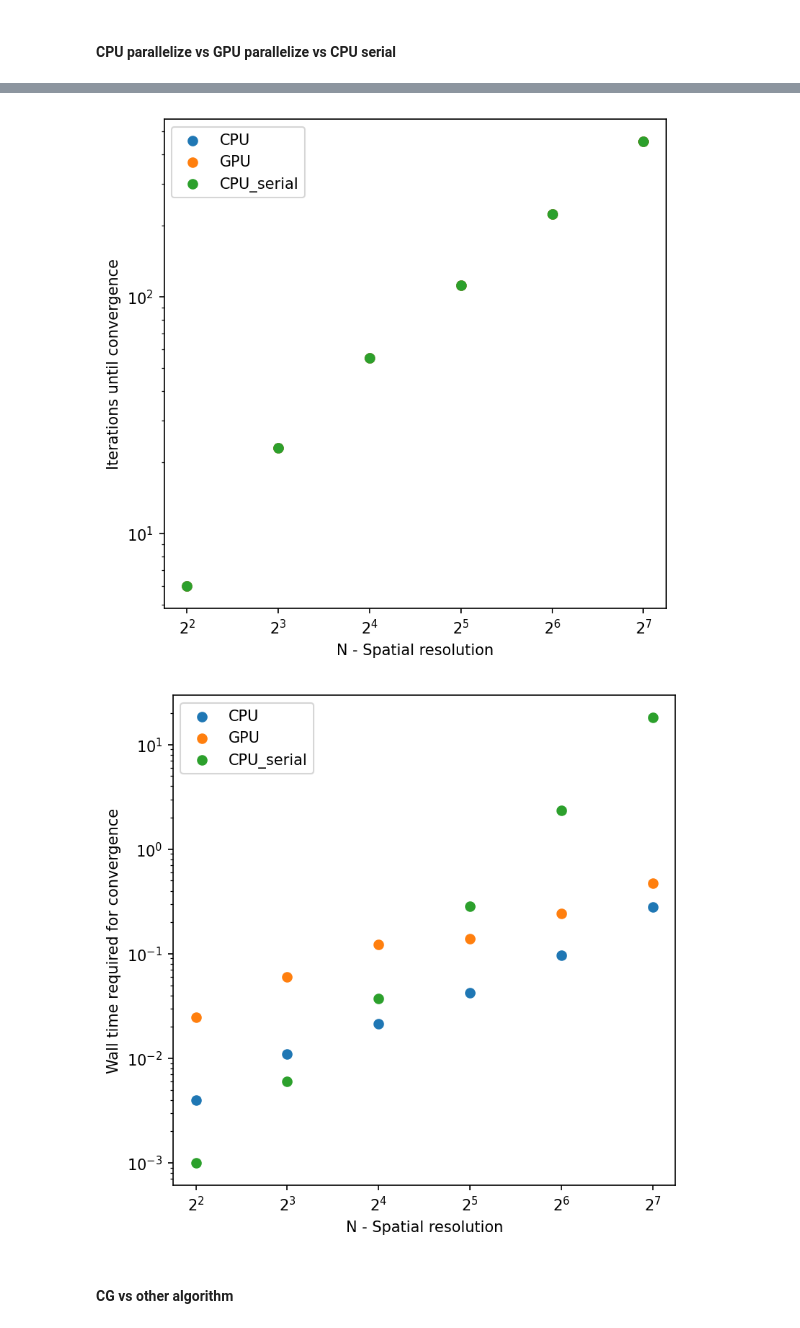
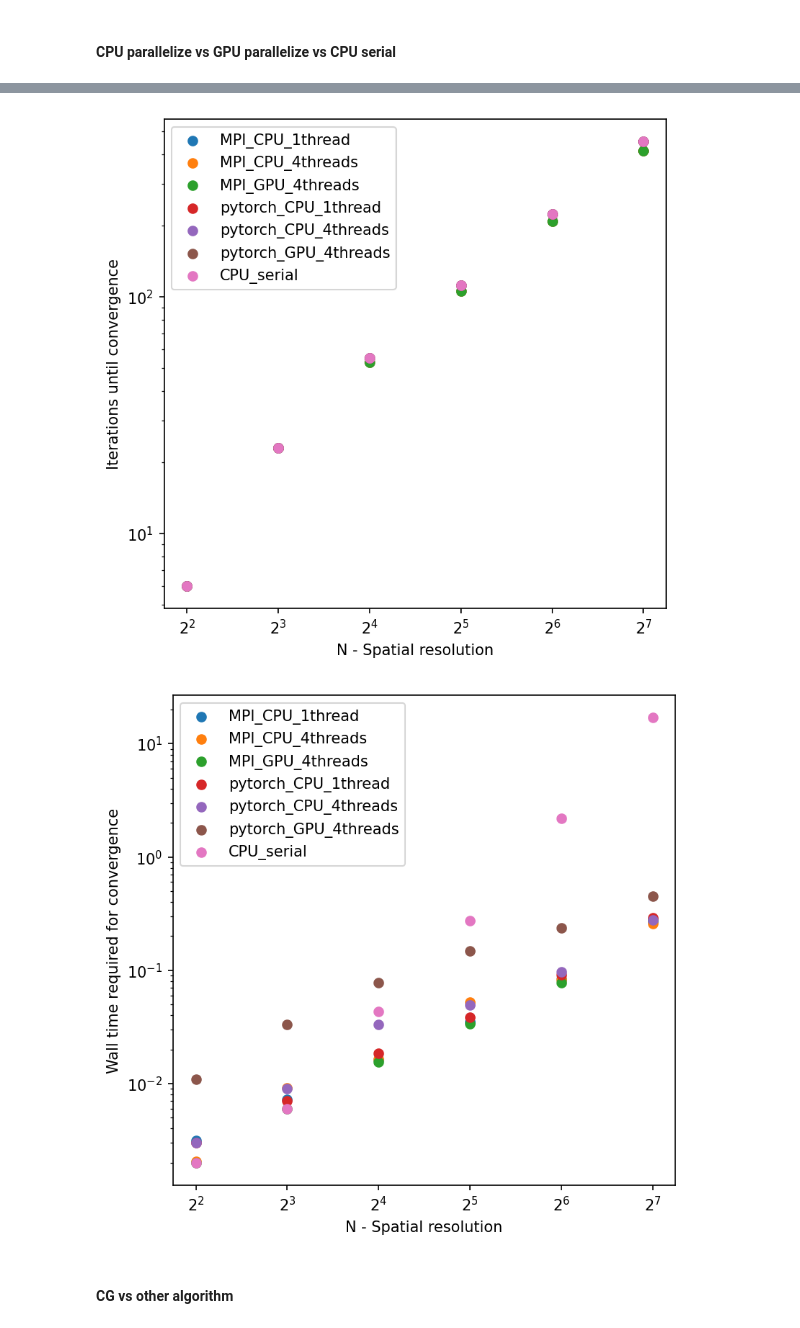
Before and after one commit to hsinfan1996/CGPoisson, a Jupyter notebook: demo_pytorch.ipynb, the cells around one changed output, grey strips where cells are left out. Cells and saved outputs as stored; diff of their text form; code cells hidden in the pictures.

Commit message:
Add files via upload
update CG-MPI by mpi4py in poisson.py
update comparison of 1 thread vs no para CG
some bugs in iteration time and MPI GPU acceleration isn't make sense

```diff
--- a/demo_pytorch.ipynb
+++ b/demo_pytorch.ipynb
@@ -214,14 +205,15 @@ plt.show()
 # %% [markdown]
 #### CPU parallelize vs GPU parallelize
 # %%
-schemes = ["CG"]
-resolution = np.array([2,4,8,16,32,64,128,256,512])
+schemes = [ "CG-MPI","CG"]
+resolution = np.array([2,4,8,16,32,64,128,256, 512])
 error_all = []
 iters_all = []
 wall_time_all = []
 
 for scheme in schemes:
-    for device in ['cpu', 'cuda']:
+    for device in ['cpu_1thread','cpu', 'cuda']:
+        print(scheme, device)
         error = []
         iters = []
         wall_time = []
@@ -270,23 +261,23 @@ for scheme in schemes:
 fig1, axes1 = plt.subplots(figsize=(6, 6), dpi=150)
 fig2, axes2 = plt.subplots(figsize=(6, 6), dpi=150)
 fig3, axes3 = plt.subplots(figsize=(6, 6), dpi=150)
-para = ['CPU', 'GPU']
+para = [ 'MPI_CPU_1thread','MPI_CPU_4threads','MPI_GPU_4threads', 'pytorch_CPU_1thread', 'pytorch_CPU_4threads','pytorch_GPU_4threads']
 for i, err in enumerate(error_all):
-    fig1.gca().scatter(np.array(resolution), err, label=para[i])
+    fig1.gca().scatter(resolution[1:], err[1:], label=para[i], s = 5)
     fig1.gca().set_yscale("log", base=10)
     fig1.gca().set_xscale("log", base=2)
     fig1.gca().set_xlabel("N - Spatial resolution")
     fig1.gca().set_ylabel("Error")
 
 for i, iter in enumerate(iters_all):
-    fig2.gca().scatter(resolution, iter, label=para[i])
+    fig2.gca().scatter(resolution[1:], iter[1:], label=para[i], s = 5)
     fig2.gca().set_yscale("log", base=10)
     fig2.gca().set_xscale("log", base=2)
     fig2.gca().set_xlabel("N - Spatial resolution")
     fig2.gca().set_ylabel("Iterations until convergence")
 
 for i, _wall_time in enumerate(wall_time_all):
-    fig3.gca().scatter(resolution, _wall_time, label=para[i])
+    fig3.gca().scatter(resolution[1:], _wall_time[1:], label=para[i], s = 5)
     fig3.gca().set_yscale("log", base=10)
     fig3.gca().set_xscale("log", base=2)
     fig3.gca().set_xlabel("N - Spatial resolution")
@@ -311,16 +302,17 @@ plt.show()
 # %% [markdown]
 #### CPU parallelize vs GPU parallelize vs CPU serial
 # %%
-schemes = ["CG", "CG-CPU"]
+schemes = ["CG-MPI","CG", "CG-CPU" ]
 resolution = np.array([4, 8, 16, 32, 64, 128])
 error_all = []
 iters_all = []
 wall_time_all = []
 
 for scheme in schemes:
-
-    if scheme == 'CG':
-        for device in ['cpu', 'cuda']:
+    if scheme == 'CG' or scheme == 'CG-MPI':
+        print(scheme)
+        for device in ['cpu_1thread','cpu', 'cuda']:
+            print(device)
             error = []
             iters = []
             wall_time = []
@@ -339,14 +331,15 @@ for scheme in schemes:
                 t2 = time.time()
 
                 error.append(np.abs(poisson.u[1:-1, 1:-1] - ref).sum() / N ** 2)
-                print(error)
+
                 iters.append(poisson.steps)
                 wall_time.append(t2 - t1)
-
+            print(error)
             error_all.append(error)
             iters_all.append(iters)
             wall_time_all.append(wall_time)
     else:
+        print('test')
         error = []
         iters = []
         wall_time = []
@@ -362,9 +355,9 @@ for scheme in schemes:
             t2 = time.time()
 
             error.append(np.abs(poisson.u[1:-1, 1:-1]-ref).sum()/N**2)
-            print(error)
             iters.append(poisson.steps)
             wall_time.append(t2-t1)
+        print(error)
         error_all.append(error)
         iters_all.append(iters)
         wall_time_all.append(wall_time)
@@ -391,7 +383,7 @@ for scheme in schemes:
 fig1, axes1 = plt.subplots(figsize=(6, 6), dpi=150)
 fig2, axes2 = plt.subplots(figsize=(6, 6), dpi=150)
 fig3, axes3 = plt.subplots(figsize=(6, 6), dpi=150)
-para = ['CPU', 'GPU','CPU_serial']
+para = [ 'MPI_CPU_1thread','MPI_CPU_4threads','MPI_GPU_4threads', 'pytorch_CPU_1thread', 'pytorch_CPU_4threads','pytorch_GPU_4threads', 'CPU_serial']
 for i, err in enumerate(error_all):
     fig1.gca().scatter(np.array(resolution)*(1+0.01*i), err, label=para[i])
     fig1.gca().set_yscale("log", base=10)
@@ -407,11 +399,13 @@ for i, iter in enumerate(iters_all):
     fig2.gca().set_ylabel("Iterations until convergence")
 
 for i, _wall_time in enumerate(wall_time_all):
-    fig3.gca().scatter(resolution, _wall_time, label=para[i])
-    fig3.gca().set_yscale("log", base=10)
-    fig3.gca().set_xscale("log", base=2)
-    fig3.gca().set_xlabel("N - Spatial resolution")
-    fig3.gca().set_ylabel("Wall time required for convergence")
+    axes3.scatter(resolution, _wall_time, label=para[i])
+    axes3.set_yscale("log", base=10)
+    axes3.set_xscale("log", base=2)
+    axes3.set_xlabel("N - Spatial resolution")
+    axes3.set_ylabel("Wall time required for convergence")
+    # 擬合曲線
+
 
 
 res = np.linspace(resolution[0], resolution[-1], 1000)
@@ -430,5 +424,5 @@ plt.show()
-[figure, old version]
+[figure, new version]
-[figure, old version]
+[figure, new version]
 # %% [markdown]
 #### CG vs other algorithm
 # %%
```
Also changed, not shown: parts of 15 cells of this notebook, 1 other file.
